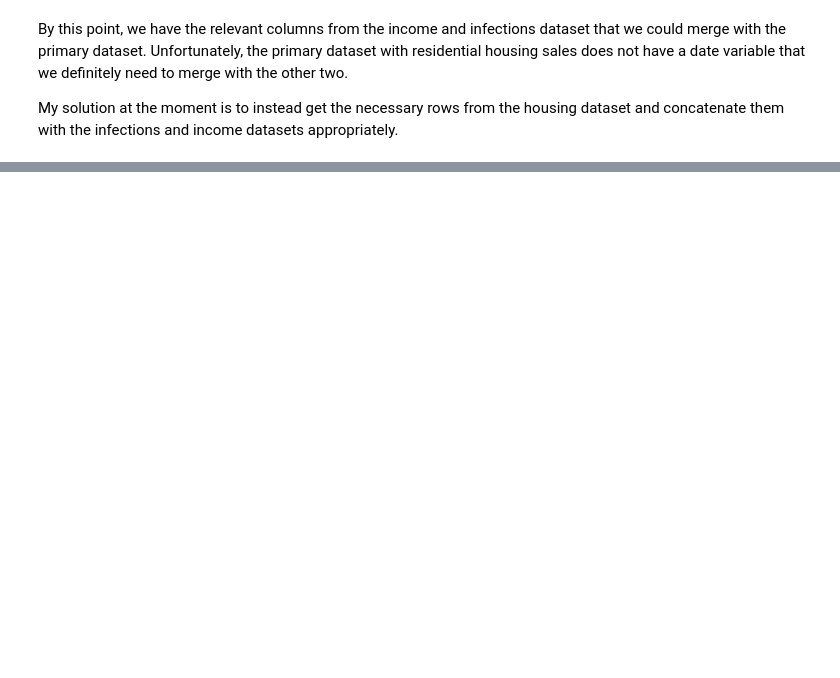
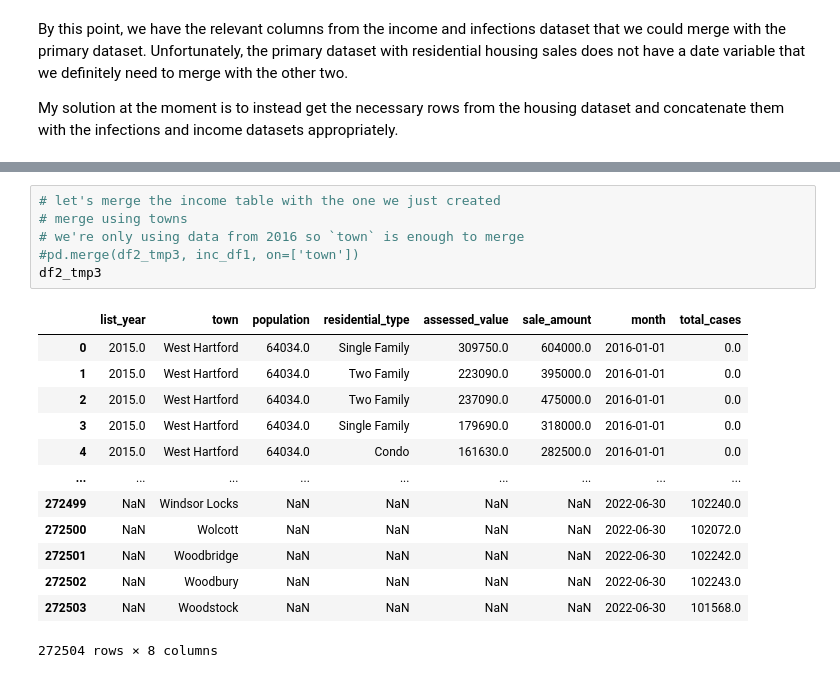
Before and after one commit to iamasteriix/econometrics_paper, a Jupyter notebook: covid_CT.ipynb, the cells around one changed output, grey strips where cells are left out. Cells and saved outputs as stored; diff of their text form; blank space fills up the shorter version.

```diff
--- a/covid_CT.ipynb
+++ b/covid_CT.ipynb
@@ -160,0 +289,20 @@ My solution at the moment is to instead get the necessary rows from the housing
+# %%
+# let's merge the income table with the one we just created
+# merge using towns
+# we're only using data from 2016 so `town` is enough to merge
+#pd.merge(df2_tmp3, inc_df1, on=['town'])
+df2_tmp3
+# %% [output]
+|  | list_year | town | population | residential_type | assessed_value | sale_amount | month | total_cases |
+| 0 | 2015.0 | West Hartford | 64034.0 | Single Family | 309750.0 | 604000.0 | 2016-01-01 | 0.0 |
+| 1 | 2015.0 | West Hartford | 64034.0 | Two Family | 223090.0 | 395000.0 | 2016-01-01 | 0.0 |
+| 2 | 2015.0 | West Hartford | 64034.0 | Two Family | 237090.0 | 475000.0 | 2016-01-01 | 0.0 |
+| 3 | 2015.0 | West Hartford | 64034.0 | Single Family | 179690.0 | 318000.0 | 2016-01-01 | 0.0 |
+| 4 | 2015.0 | West Hartford | 64034.0 | Condo | 161630.0 | 282500.0 | 2016-01-01 | 0.0 |
+| ... | ... | ... | ... | ... | ... | ... | ... | ... |
+| 272499 | NaN | Windsor Locks | NaN | NaN | NaN | NaN | 2022-06-30 | 102240.0 |
+| 272500 | NaN | Wolcott | NaN | NaN | NaN | NaN | 2022-06-30 | 102072.0 |
+| 272501 | NaN | Woodbridge | NaN | NaN | NaN | NaN | 2022-06-30 | 102242.0 |
+| 272502 | NaN | Woodbury | NaN | NaN | NaN | NaN | 2022-06-30 | 102243.0 |
+| 272503 | NaN | Woodstock | NaN | NaN | NaN | NaN | 2022-06-30 | 101568.0 |
+272504 rows × 8 columns
```
Also changed, not shown: parts of 14 cells of this notebook.
